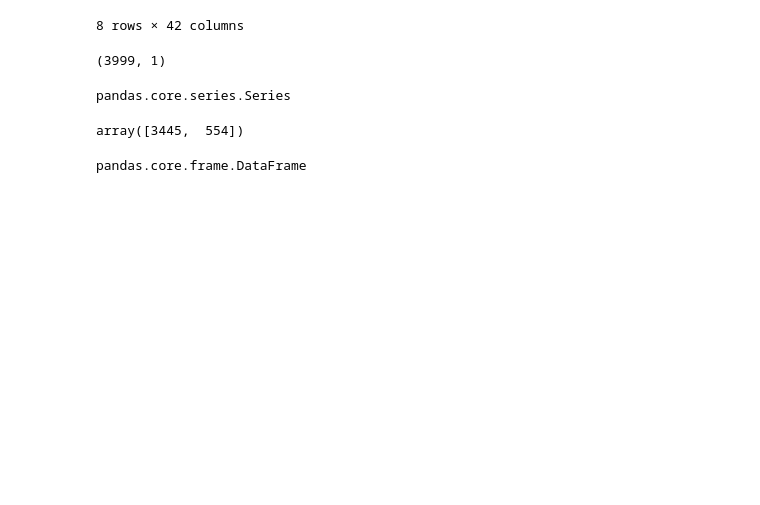
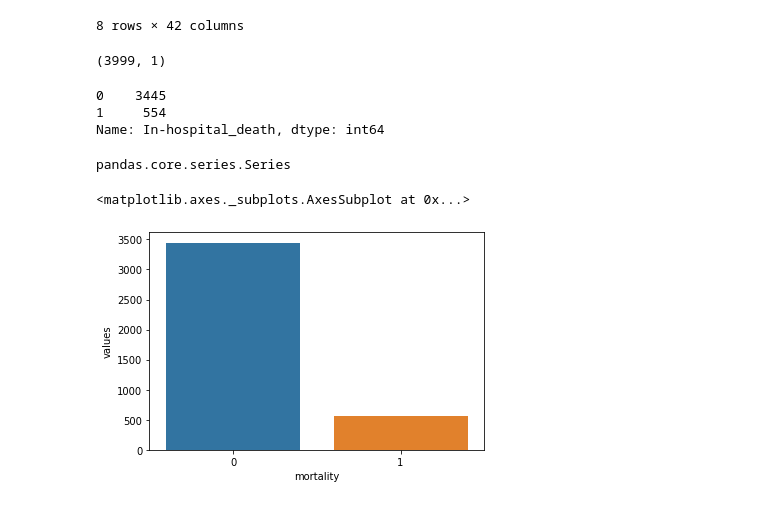
Before and after one commit to TaeMD/ML-projects, a Jupyter notebook: Mortality_Prediction_ICU.ipynb, the cells around one changed output. Drawn from its saved outputs; the diff is of its cells as text; code cells hidden in the pictures; blank space fills up the shorter version.

```diff
--- a/Mortality_Prediction_ICU.ipynb
+++ b/Mortality_Prediction_ICU.ipynb
@@ -78,11 +78,9 @@ labels.shape
 # %% [output]
 (3999, 1)
 # %%
-labels_counts= labels.value_counts()
+labels_counts= labels['In-hospital_death'].value_counts()
 labels_counts
 # %% [output]
-pandas.core.series.Series
+0    3445
+1     554
+Name: In-hospital_death, dtype: int64
-# %%
-labels_counts.values
-# %% [output]
-array([3445,  554])
@@ -91,4 +87,11 @@ label_df = pd.DataFrame(data=labels_counts)
 # %%
-type(label_df)
+type(labels_counts)
 # %% [output]
-pandas.core.frame.DataFrame
+pandas.core.series.Series
+# %%
+labels_df = pd.DataFrame({'mortality':labels_counts.index, 'values':labels_counts.values})
+# %%
+sns.barplot(x='mortality', y='values', data = labels_df)
+# %% [output]
+<matplotlib.axes._subplots.AxesSubplot at 0x...>
+[figure, added]
```
Also changed, not shown: parts of 4 cells of this notebook.
